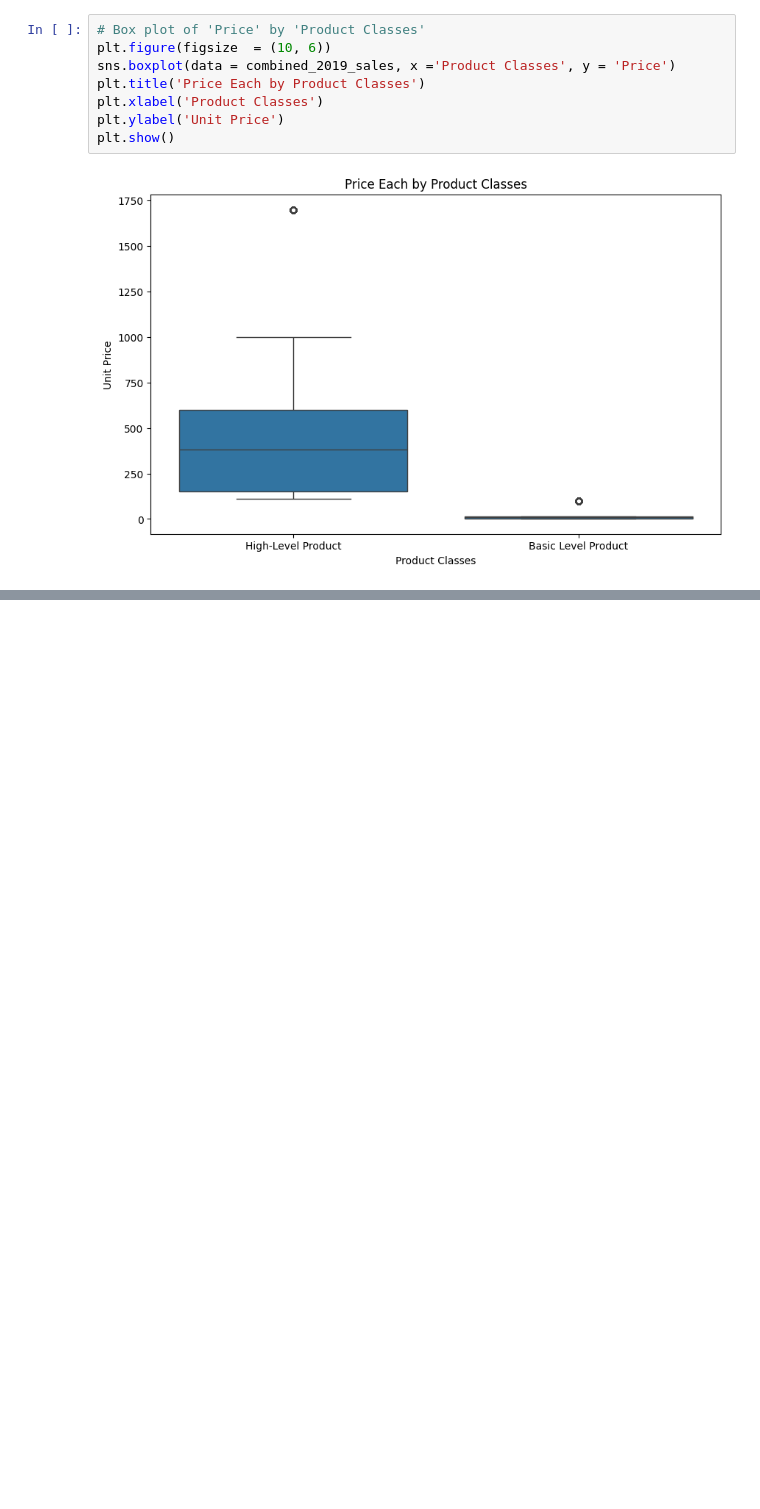
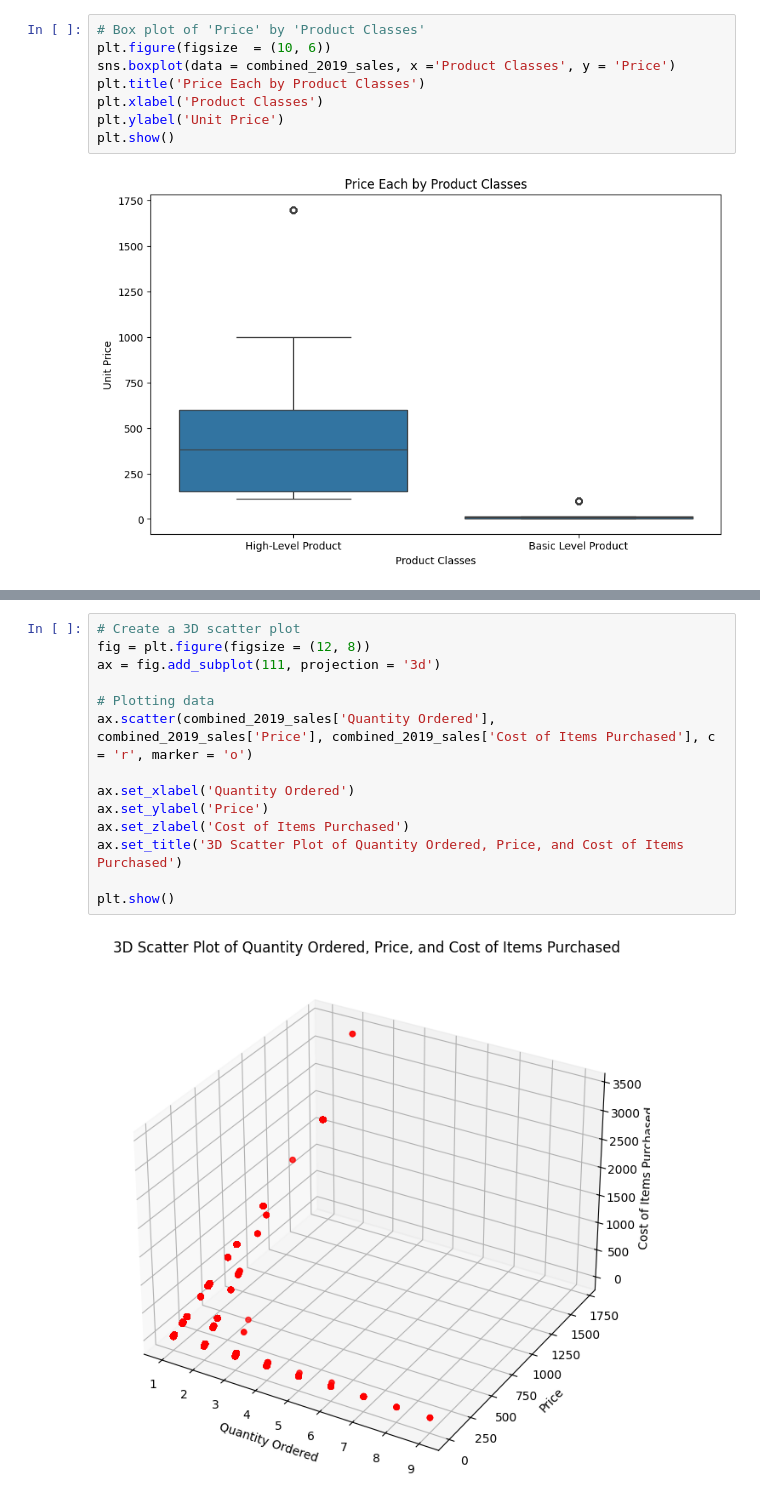
Before and after one commit to BamBamOguns/Sales_Analysis_And_Dashboarding, a Jupyter notebook: main.ipynb, the cells around one changed output, grey strips where cells are left out. Cells and saved outputs as stored; diff of their text form; blank space fills up the shorter version.

```diff
--- a/main.ipynb
+++ b/main.ipynb
@@ -1084,0 +1097,16 @@ plt.show()
+# %%
+# Create a 3D scatter plot
+fig = plt.figure(figsize = (12, 8))
+ax = fig.add_subplot(111, projection = '3d')
+
+# Plotting data
+ax.scatter(combined_2019_sales['Quantity Ordered'], combined_2019_sales['Price'], combined_2019_sales['Cost of Items Purchased'], c = 'r', marker = 'o')
+
+ax.set_xlabel('Quantity Ordered')
+ax.set_ylabel('Price')
+ax.set_zlabel('Cost of Items Purchased')
+ax.set_title('3D Scatter Plot of Quantity Ordered, Price, and Cost of Items Purchased')
+
+plt.show()
+# %% [output]
+[figure, added]
```
Also changed, not shown: parts of 2 cells of this notebook.
